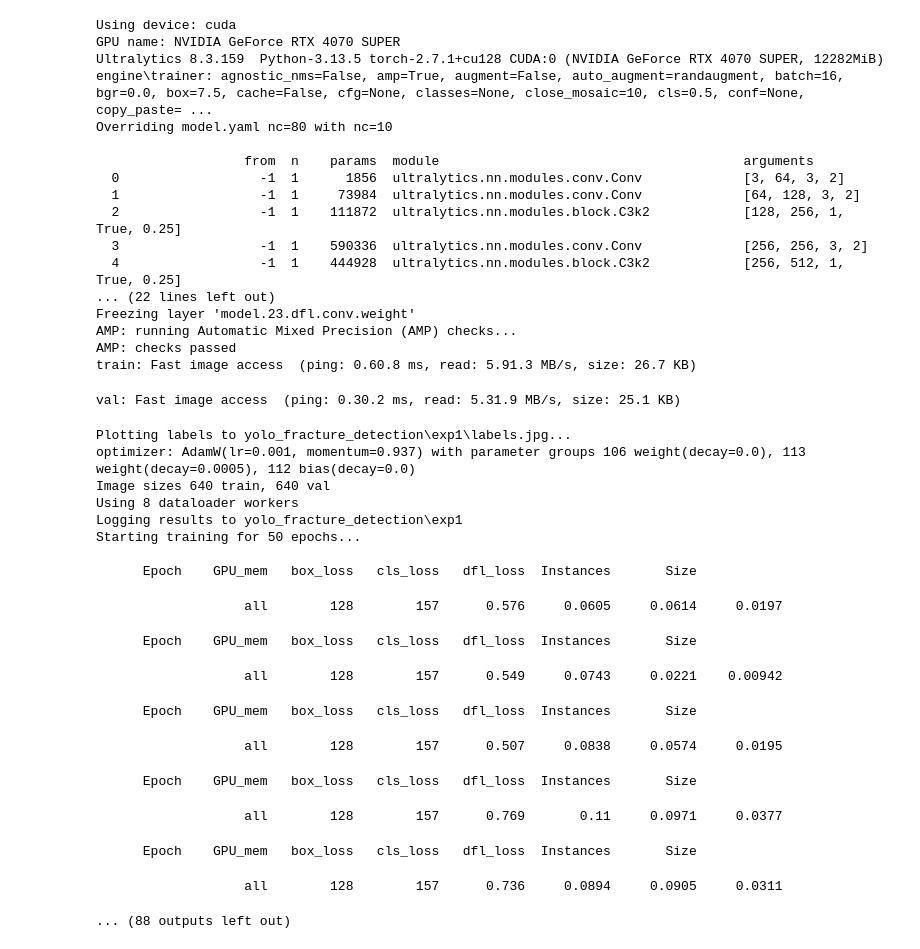
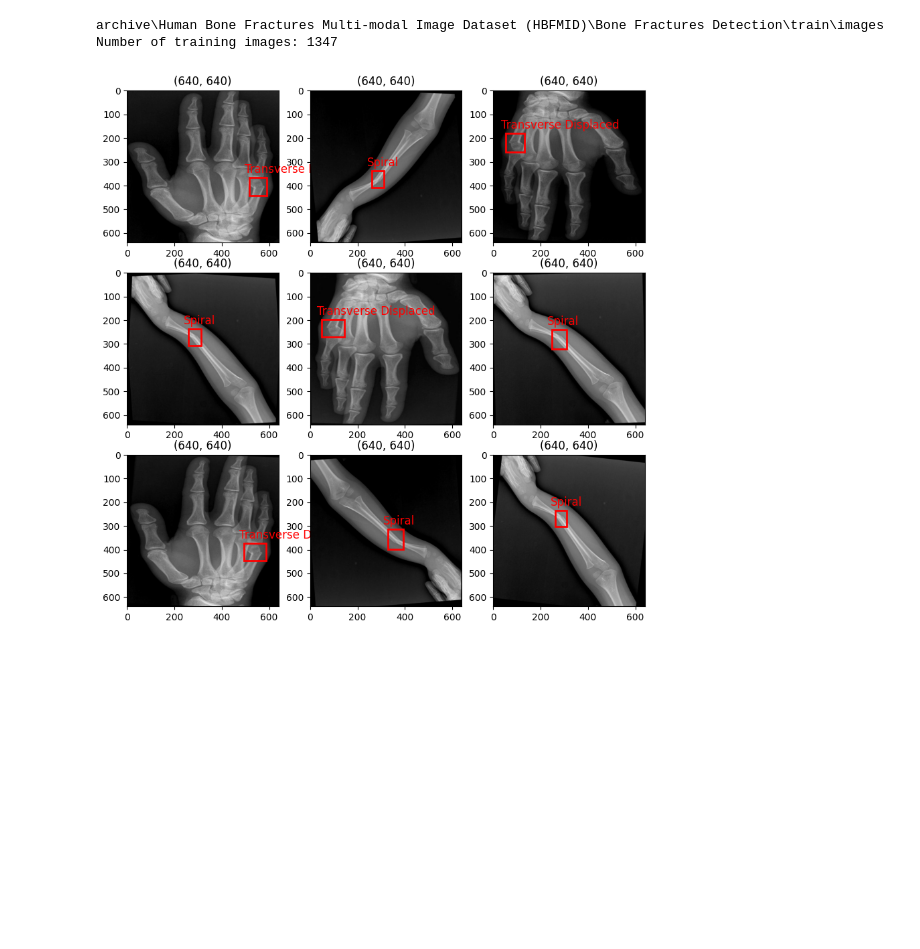
Before and after one commit to RCuccia02/BoneClassifier, a Jupyter notebook: test.ipynb, the cells around one changed output. Saved outputs shown, nothing was run; the diff lists cells and outputs as text; code cells hidden in the pictures; blank space fills up the shorter version.

Commit message:
fixed data.yaml

```diff
--- a/test.ipynb
+++ b/test.ipynb
@@ -1,42 +1,55 @@
+# %%
+import matplotlib.pyplot as plt
+import matplotlib.patches as patches
+from PIL import Image
+import pathlib
+import yaml
+
+yaml_path = pathlib.Path("./archive/Human Bone Fractures Multi-modal Image Dataset (HBFMID)/Bone Fractures Detection") / "data.yaml"
+with open(yaml_path, 'r') as f:
+    data_cfg = yaml.safe_load(f)
+
+
+train_images_dir = pathlib.Path("./archive/Human Bone Fractures Multi-modal Image Dataset (HBFMID)/Bone Fractures Detection", data_cfg["train_images"])
+train_labels_dir = pathlib.Path("./archive/Human Bone Fractures Multi-modal Image Dataset (HBFMID)/Bone Fractures Detection",data_cfg["train_labels"])
+train_images = list(train_images_dir.glob("*.jpg"))
+class_names = data_cfg["names"]
+
+print(train_images_dir)
+print(f"Number of training images: {len(train_images)}")
+# %% [output]
+archive\Human Bone Fractures Multi-modal Image Dataset (HBFMID)\Bone Fractures Detection\train\images
+Number of training images: 1347
 # %%
-import matplotlib.pyplot as plt
-import matplotlib.patches as patches
-from PIL import Image
-import pathlib
-
-train_images_dir = pathlib.Path("./archive/Human Bone Fractures Multi-modal Image Dataset (HBFMID)/Bone Fractures Detection") / "train" / "images"
-train_labes_dir = pathlib.Path("./archive/Human Bone Fractures Multi-modal Image Dataset (HBFMID)/Bone Fractures Detection") / "train" / "labels"
-train_images = list(train_images_dir.glob("*.jpg"))
-
-class_names = ['Comminuted', 'Greenstick', 'Healthy', 'Linear', 'Oblique Displaced', 'Oblique', 'Segmental', 'Spiral', 'Transverse Displaced', 'Transverse']
-
 fig, axes = plt.subplots(3, 3, figsize=(10, 10))
 for i, ax in enumerate(axes.flat):
     img = Image.open(train_images[i])
     ax.imshow(img)
     ax.set_title(img.size)
     # ax.axis("off")
 
     label_path = train_labes_dir / f"{train_images[i].stem}.txt"
     if label_path.exists():
         with open(label_path, "r") as f:
             lines = f.readlines()
 
         img_width, img_height = img.size
         for line in lines:
             values = line.strip().split()
             class_id = int(values[0])
             x_center, y_center, width, height = map(float, values[1:])
 
             x1 = int((x_center - width / 2) * img_width)
             y1 = int((y_center - height / 2) * img_height)
 
             box_width = int(width * img_width)
             box_height = int(height * img_height)
 
             rect = patches.Rectangle((x1, y1), box_width, box_height, linewidth=2, edgecolor="r", facecolor="none")
             ax.add_patch(rect)
             ax.text(x1-20, y1-20, class_names[class_id], color="r", fontsize=12)
+# %% [output]
+[figure, added]
 # %%
 import torch
 print(f"PyTorch: {torch.__version__}")
@@ -61,7 +74,7 @@ except:
 # Training parameters
 config = {
     "data": "./archive/Human Bone Fractures Multi-modal Image Dataset (HBFMID)/Bone Fractures Detection/data.yaml",
-    "epochs": 50,  # Increased from 20 as medical imaging often benefits from more epochs
+    "epochs": 5,  # Increased from 20 as medical imaging often benefits from more epochs
     "imgsz": 640,
     "batch": 16 if device == 'cuda' else 4,  # Smaller batch for CPU
     "device": device,
@@ -88,40 +101,3 @@ try:
     print("Training completed successfully!")
 except Exception as e:
     print(f"Training failed: {str(e)}")
-# %% [output]
-Using device: cuda
-GPU name: NVIDIA GeForce RTX 4070 SUPER
-Ultralytics 8.3.159  Python-3.13.5 torch-2.7.1+cu128 CUDA:0 (NVIDIA GeForce RTX 4070 SUPER, 12282MiB)
-engine\trainer: agnostic_nms=False, amp=True, augment=False, auto_augment=randaugment, batch=16, bgr=0.0, box=7.5, cache=False, cfg=None, classes=None, close_mosaic=10, cls=0.5, conf=None, copy_paste= ...
-Overriding model.yaml nc=80 with nc=10
-
-                   from  n    params  module                                       arguments
-  0                  -1  1      1856  ultralytics.nn.modules.conv.Conv             [3, 64, 3, 2]
-  1                  -1  1     73984  ultralytics.nn.modules.conv.Conv             [64, 128, 3, 2]
-  2                  -1  1    111872  ultralytics.nn.modules.block.C3k2            [128, 256, 1, True, 0.25]
-  3                  -1  1    590336  ultralytics.nn.modules.conv.Conv             [256, 256, 3, 2]
-  4                  -1  1    444928  ultralytics.nn.modules.block.C3k2            [256, 512, 1, True, 0.25]
-... (22 lines left out)
-Freezing layer 'model.23.dfl.conv.weight'
-AMP: running Automatic Mixed Precision (AMP) checks...
-AMP: checks passed
-train: Fast image access  (ping: 0.60.8 ms, read: 5.91.3 MB/s, size: 26.7 KB)
-val: Fast image access  (ping: 0.30.2 ms, read: 5.31.9 MB/s, size: 25.1 KB)
-Plotting labels to yolo_fracture_detection\exp1\labels.jpg...
-optimizer: AdamW(lr=0.001, momentum=0.937) with parameter groups 106 weight(decay=0.0), 113 weight(decay=0.0005), 112 bias(decay=0.0)
-Image sizes 640 train, 640 val
-Using 8 dataloader workers
-Logging results to yolo_fracture_detection\exp1
-Starting training for 50 epochs...
-
-      Epoch    GPU_mem   box_loss   cls_loss   dfl_loss  Instances       Size
-                   all        128        157      0.576     0.0605     0.0614     0.0197
-      Epoch    GPU_mem   box_loss   cls_loss   dfl_loss  Instances       Size
-                   all        128        157      0.549     0.0743     0.0221    0.00942
-      Epoch    GPU_mem   box_loss   cls_loss   dfl_loss  Instances       Size
-                   all        128        157      0.507     0.0838     0.0574     0.0195
-      Epoch    GPU_mem   box_loss   cls_loss   dfl_loss  Instances       Size
-                   all        128        157      0.769       0.11     0.0971     0.0377
-      Epoch    GPU_mem   box_loss   cls_loss   dfl_loss  Instances       Size
-                   all        128        157      0.736     0.0894     0.0905     0.0311
-... (88 outputs left out)
```
Also changed, not shown: parts of 4 cells of this notebook, 1 other file.
